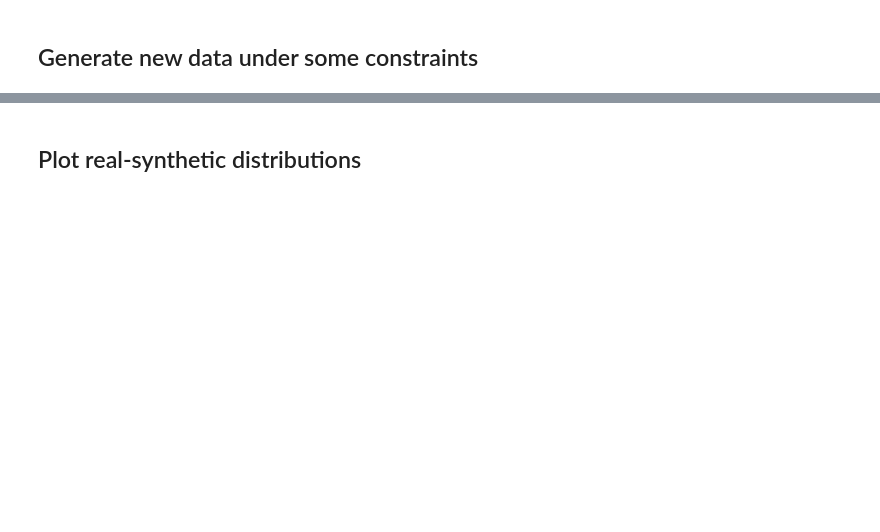
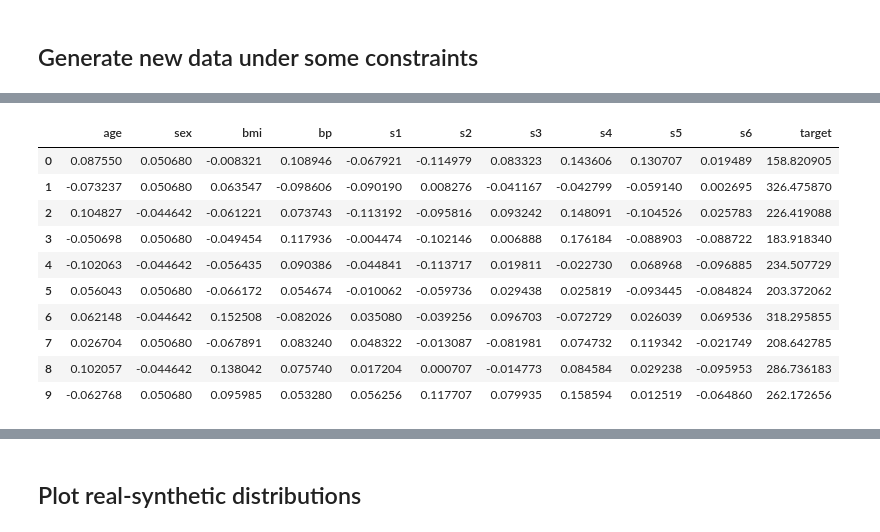
Before and after one commit to vanderschaarlab/synthcity, a Jupyter notebook: tutorials/tutorial0_basic_examples.ipynb, the cells around one changed output, grey strips where cells are left out. Saved outputs shown, nothing was run; the diff lists cells and outputs as text; code cells hidden in the pictures; blank space fills up the shorter version.

```diff
--- a/tutorials/tutorial0_basic_examples.ipynb
+++ b/tutorials/tutorial0_basic_examples.ipynb
@@ -50,12 +110,24 @@ generated
 # %%
 # Constraint: target > 150
 
 from synthcity.plugins.core.constraints import Constraints
 
 constraints = Constraints(rules=[("target", ">", 150)])
 
 generated = syn_model.generate(count=10, constraints=constraints)
 
 assert (generated["target"] > 150).any()
 
-generated
+generated.dataframe()
+# %% [output]
+|  | age | sex | bmi | bp | s1 | s2 | s3 | s4 | s5 | s6 | target |
+| 0 | 0.087550 | 0.050680 | -0.008321 | 0.108946 | -0.067921 | -0.114979 | 0.083323 | 0.143606 | 0.130707 | 0.019489 | 158.820905 |
+| 1 | -0.073237 | 0.050680 | 0.063547 | -0.098606 | -0.090190 | 0.008276 | -0.041167 | -0.042799 | -0.059140 | 0.002695 | 326.475870 |
+| 2 | 0.104827 | -0.044642 | -0.061221 | 0.073743 | -0.113192 | -0.095816 | 0.093242 | 0.148091 | -0.104526 | 0.025783 | 226.419088 |
+| 3 | -0.050698 | 0.050680 | -0.049454 | 0.117936 | -0.004474 | -0.102146 | 0.006888 | 0.176184 | -0.088903 | -0.088722 | 183.918340 |
+| 4 | -0.102063 | -0.044642 | -0.056435 | 0.090386 | -0.044841 | -0.113717 | 0.019811 | -0.022730 | 0.068968 | -0.096885 | 234.507729 |
+| 5 | 0.056043 | 0.050680 | -0.066172 | 0.054674 | -0.010062 | -0.059736 | 0.029438 | 0.025819 | -0.093445 | -0.084824 | 203.372062 |
+| 6 | 0.062148 | -0.044642 | 0.152508 | -0.082026 | 0.035080 | -0.039256 | 0.096703 | -0.072729 | 0.026039 | 0.069536 | 318.295855 |
+| 7 | 0.026704 | 0.050680 | -0.067891 | 0.083240 | 0.048322 | -0.013087 | -0.081981 | 0.074732 | 0.119342 | -0.021749 | 208.642785 |
+| 8 | 0.102057 | -0.044642 | 0.138042 | 0.075740 | 0.017204 | 0.000707 | -0.014773 | 0.084584 | 0.029238 | -0.095953 | 286.736183 |
+| 9 | -0.062768 | 0.050680 | 0.095985 | 0.053280 | 0.056256 | 0.117707 | 0.079935 | 0.158594 | 0.012519 | -0.064860 | 262.172656 |
```
Also changed, not shown: parts of 13 cells of this notebook, 8 other files.
